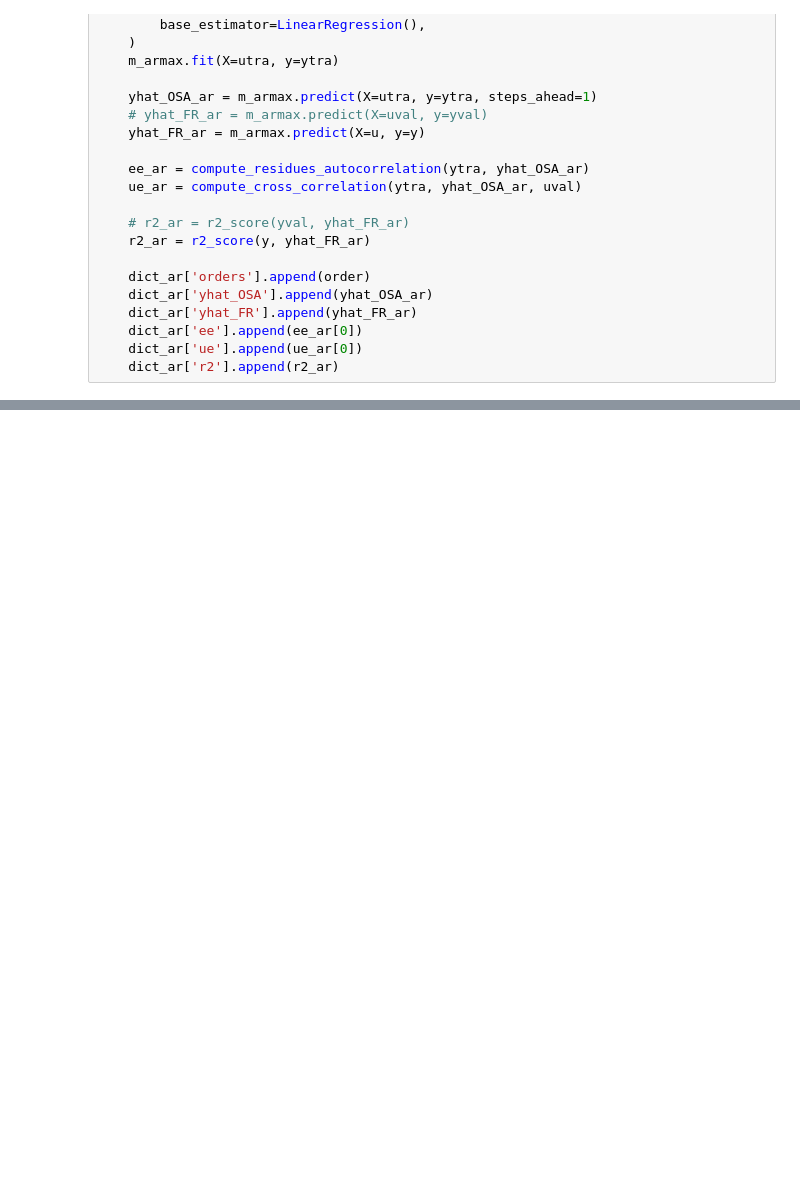
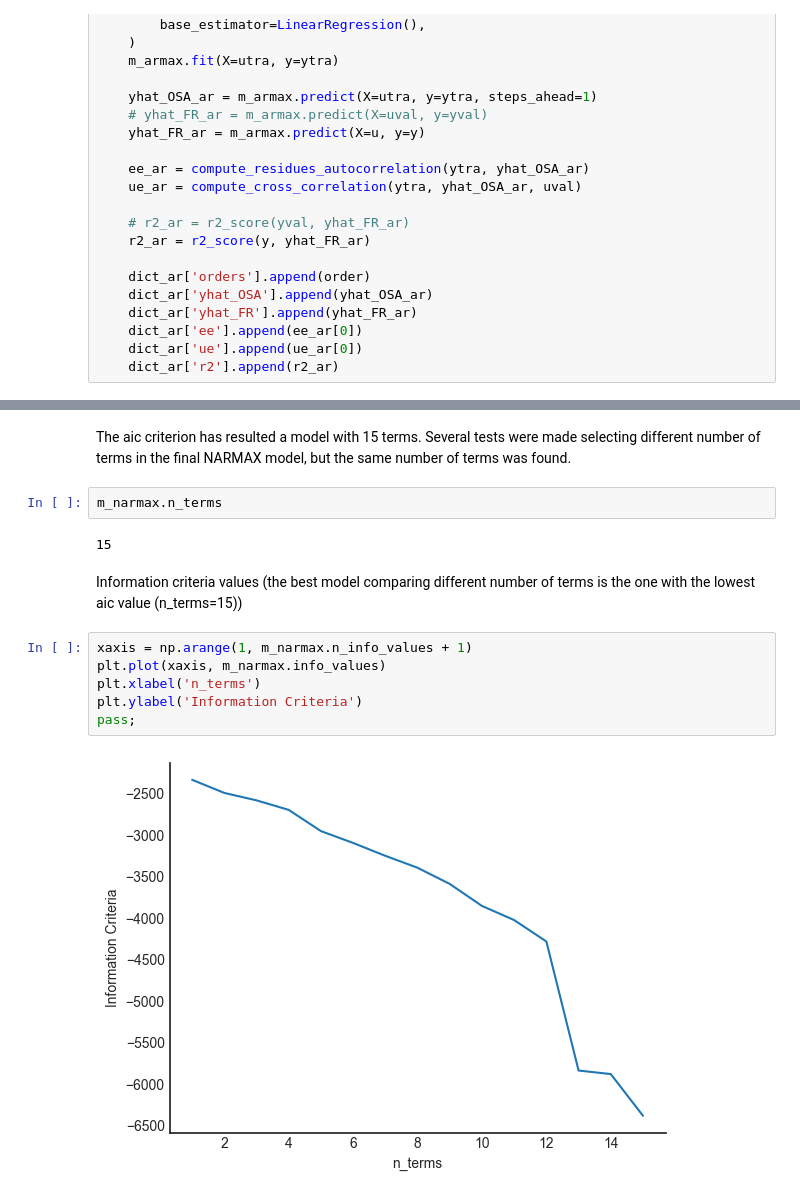
Before and after one commit to felipecostapereira/MEC2015_SYSTEM_IDENTIFICATION, a Jupyter notebook: Work_08/SYSID08_NARMAX_FELIPE.ipynb, the cells around one changed output, grey strips where cells are left out. Cells and saved outputs as stored; diff of their text form; blank space fills up the shorter version.

```diff
--- a/Work_08/SYSID08_NARMAX_FELIPE.ipynb
+++ b/Work_08/SYSID08_NARMAX_FELIPE.ipynb
@@ -193,0 +212,17 @@ Comments on the results:
+# %% [markdown]
+
+The aic criterion has resulted a model with 15 terms. Several tests were made selecting different number of terms in the final NARMAX model, but the same number of terms was found.
+# %%
+m_narmax.n_terms
+# %% [output]
+15
+# %% [markdown]
+Information criteria values (the best model comparing different number of terms is the one with the lowest aic value (n_terms=15))
+# %%
+xaxis = np.arange(1, m_narmax.n_info_values + 1)
+plt.plot(xaxis, m_narmax.info_values)
+plt.xlabel('n_terms')
+plt.ylabel('Information Criteria')
+pass;
+# %% [output]
+[figure, added]
```
Also changed, not shown: parts of 20 cells of this notebook.
